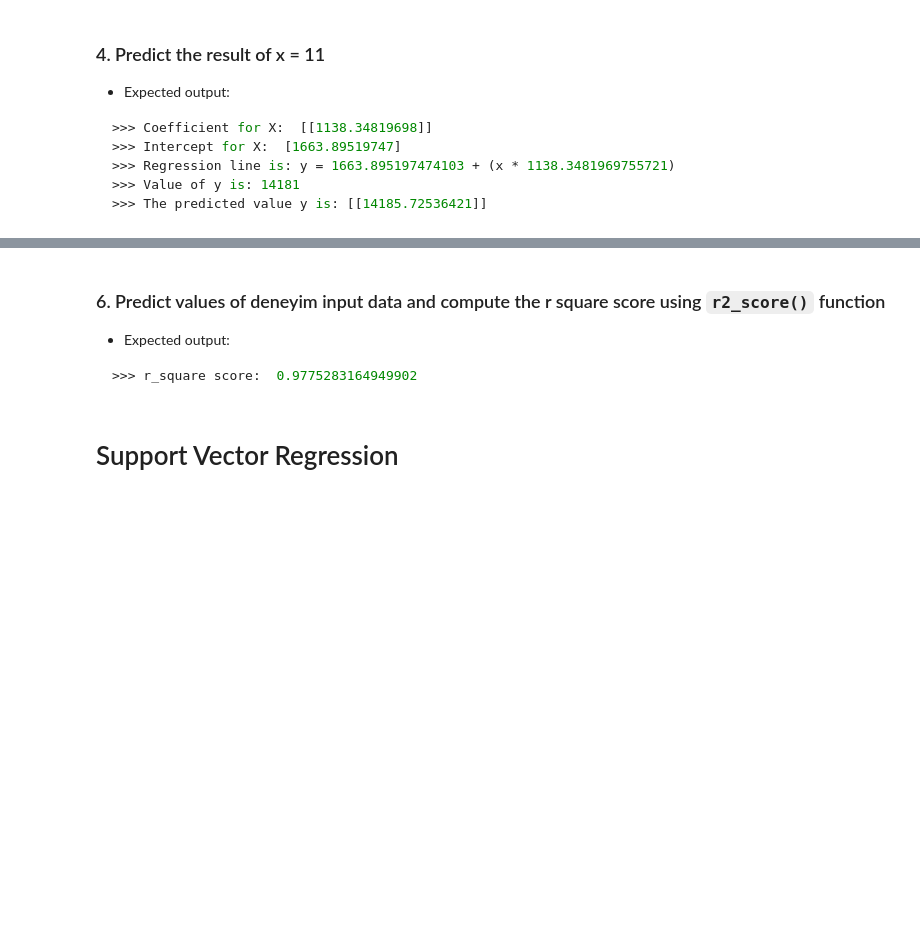
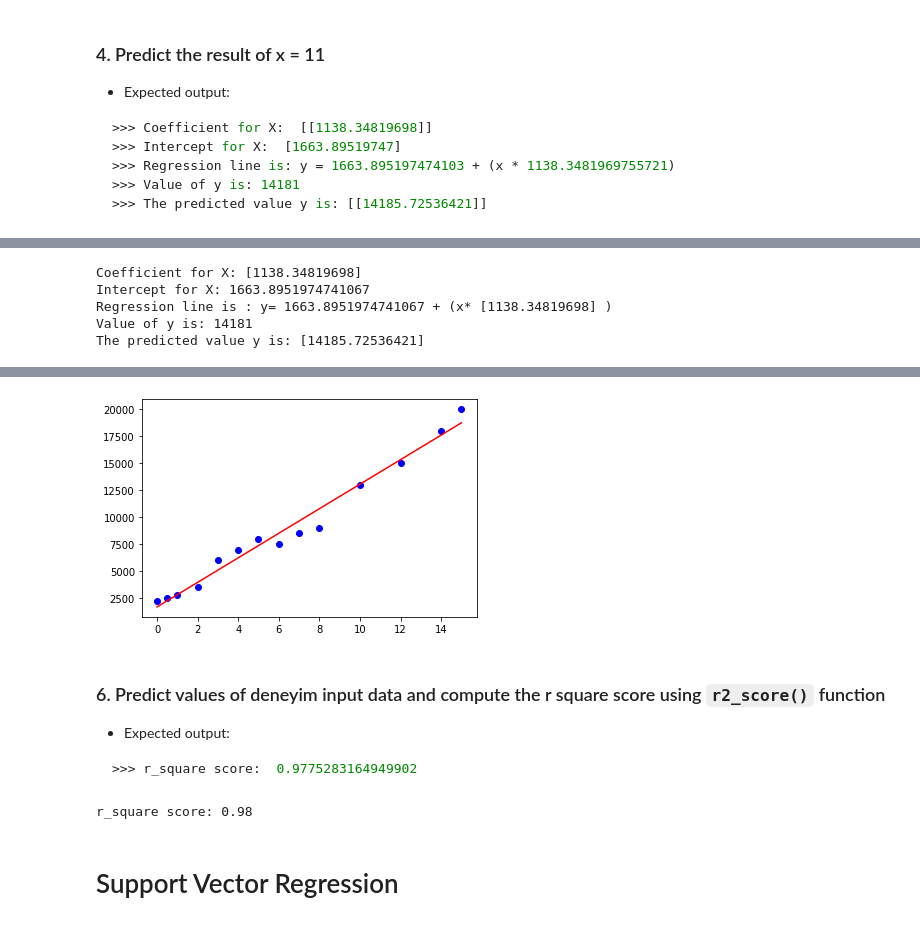
Before and after one commit to zoubida123ck/python-for-finance, a Jupyter notebook: day_07/assignments/machine-learning-exercise.ipynb, the cells around one changed output, grey strips where cells are left out. Drawn from its saved outputs; the diff is of its cells as text; code cells hidden in the pictures; blank space fills up the shorter version.

```diff
--- a/day_07/assignments/machine-learning-exercise.ipynb
+++ b/day_07/assignments/machine-learning-exercise.ipynb
@@ -30,5 +32,5 @@
 # %%
-# import data linear-regression-dataset.csv located in data folder
+data= pd.read_csv("../data/linear-regression-dataset.csv")
 # %% [markdown]
 ### 1. Print info and first 5 rows
 # %% [markdown]
@@ -73,0 +98,14 @@
+# %%
+x=np.array(data['experience'].values).reshape((-1, 1))
+y=np.array(data['salary'].values)
+
+#Running the regression model
+regression = LinearRegression()
+regression.fit(x, y)
+y_New= regression.predict(x)
+#Computing the score
+R_sq = regression.score(x, y) #method 1
+print('R sq:', R_sq)
+#Computing correlation
+Correlation=data.corr()
+print('Correlation:', Correlation)
@@ -87,3 +145,17 @@
+# %%
+x_new = np.array(11).reshape((-1, 1))
+y_new = regression.predict(x_new)
+print('Coefficient for X:', regression.coef_)
+print('Intercept for X:', regression.intercept_)
+print('Regression line is : y=',regression.intercept_,'+ (x*',regression.coef_,')')
+print('Value of y is: 14181')
+print('The predicted value y is:', y_new)
+# %% [output]
+Coefficient for X: [1138.34819698]
+Intercept for X: 1663.8951974741067
+Regression line is : y= 1663.8951974741067 + (x* [1138.34819698] )
+Value of y is: 14181
+The predicted value y is: [14185.72536421]
 # %% [markdown]
 ### 5. Plot both y_head (predicted values) and deneyim data
 - Input:
@@ -100,3 +170,12 @@
+# %%
+array = np.array([0,1,2,3,4,5,6,7,8,9,10,11,12,13,14,15]).reshape(-1,1)
+y_head= regression.predict(array)
+plt.scatter(data['experience'].values, data['salary'].values,color='blue')
+plt.plot(array,y_head,color='red')
+plt.scatter
+plt.show()
+# %% [output]
+[figure, added]
 # %% [markdown]
 ### 6. Predict values of deneyim input data and compute the r square score using `r2_score()` function
 
@@ -109,3 +186,9 @@
+# %%
+from sklearn.metrics import mean_squared_error, r2_score
+print('r_square score: %.2f'
+      % r2_score(y, y_New))
+# %% [output]
+r_square score: 0.98
 # %% [markdown]
 
 <a class="anchor" id="2."></a>
```
Also changed, not shown: parts of 57 cells of this notebook, 10 other files.
